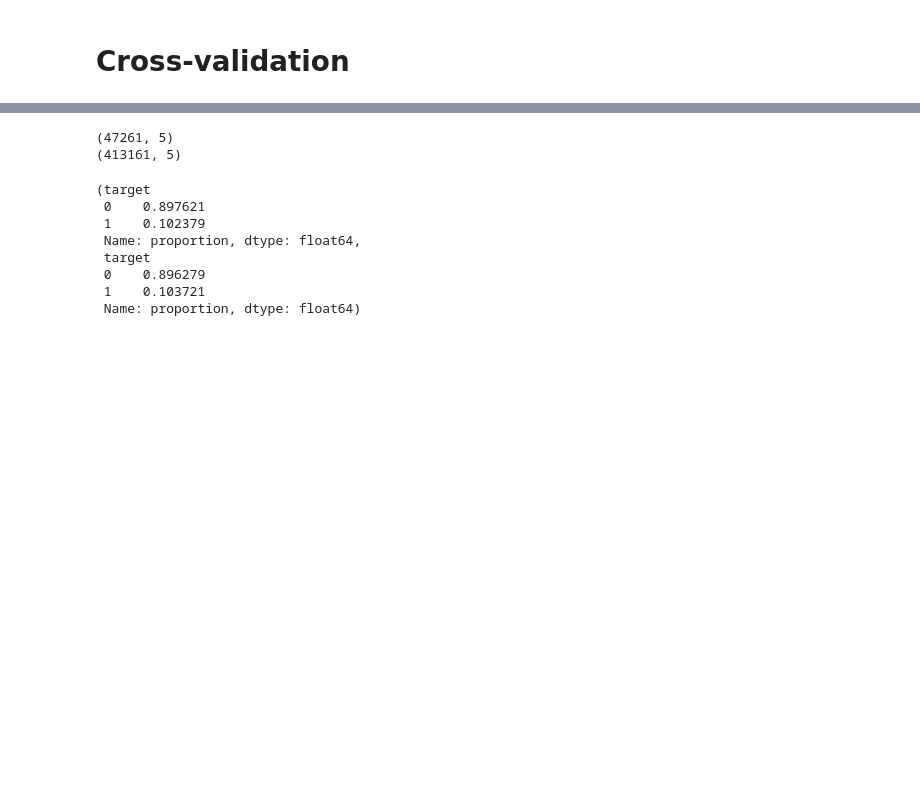
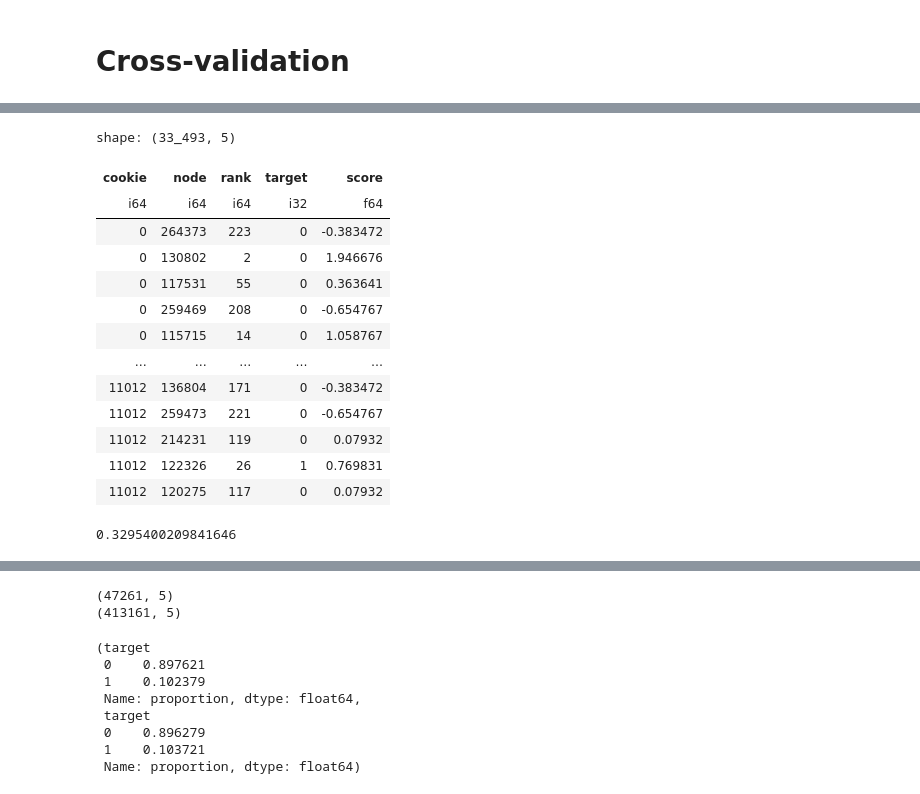
Before and after one commit to Lamantin12/avito-cup-2025-pers-recs, a Jupyter notebook: post_work_1_cross_validating.ipynb, the cells around one changed output, grey strips where cells are left out. Cells and saved outputs as stored; diff of their text form; code cells hidden in the pictures; blank space fills up the shorter version.

```diff
--- a/post_work_1_cross_validating.ipynb
+++ b/post_work_1_cross_validating.ipynb
@@ -91,6 +92,7 @@ candidates = candidates.with_columns(
 )
 # %%
 # Consructing dataframes for learning
+select_col = ["cookie", "node", "rank", 'target']
 # ------ positive interactions
 pos = (
     candidates
@@ -102,6 +104,7 @@ pos = (
     .with_columns(
         pl.lit(1).alias("target")
     )
+    .select(select_col)
 )
 
 # ------ negative interactions
@@ -112,4 +115,10 @@ neg = (
         on=['cookie', 'node'],
         how='left'
     )
+    .filter(pl.col("event").is_null())
+    .with_columns(
+        pl.lit(0).alias("target")
+    )
+    .sample(fraction=0.03)
+    .select(select_col)
 )
@@ -147,0 +211,21 @@ shape: (156_112, 3)
+# %%
+prediction
+# %% [output]
+shape: (33_493, 5)
+| cookie | node | rank | target | score |
+| i64 | i64 | i64 | i32 | f64 |
+| 0 | 264373 | 223 | 0 | -0.383472 |
+| 0 | 130802 | 2 | 0 | 1.946676 |
+| 0 | 117531 | 55 | 0 | 0.363641 |
+| 0 | 259469 | 208 | 0 | -0.654767 |
+| 0 | 115715 | 14 | 0 | 1.058767 |
+| … | … | … | … | … |
+| 11012 | 136804 | 171 | 0 | -0.383472 |
+| 11012 | 259473 | 221 | 0 | -0.654767 |
+| 11012 | 214231 | 119 | 0 | 0.07932 |
+| 11012 | 122326 | 26 | 1 | 0.769831 |
+| 11012 | 120275 | 117 | 0 | 0.07932 |
+# %%
+recall_at(df_eval['cookie', 'node'].unique().join(prediction, on='cookie', how='semi'), prediction, k=40)
+# %% [output]
+0.3295400209841646
```
Also changed, not shown: parts of 9 cells of this notebook, 1 other file.
